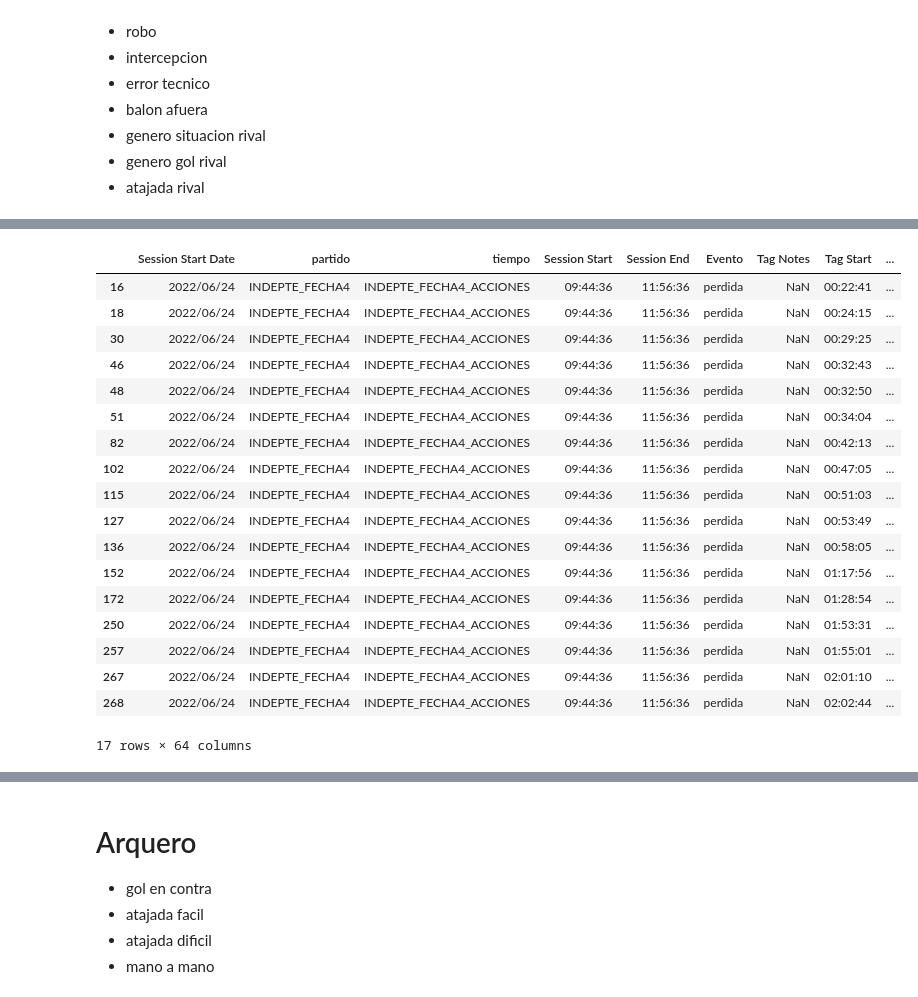
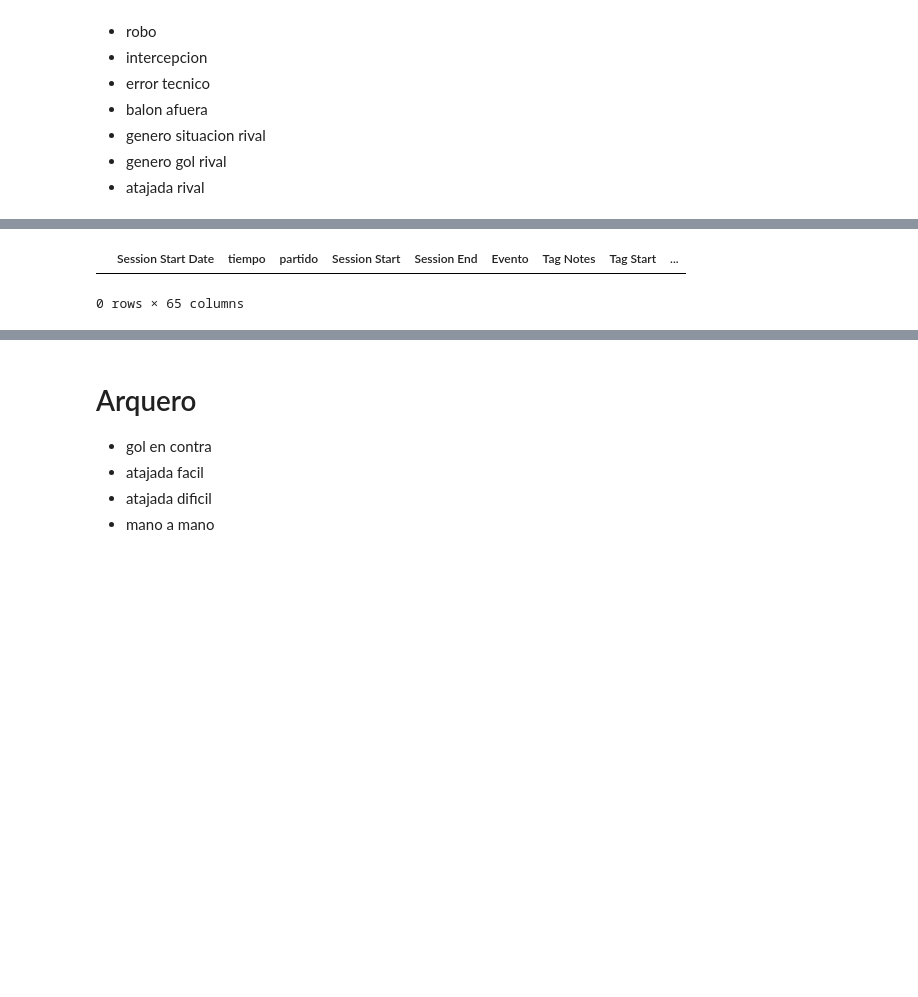
Before and after one commit to jduqer/Data_Pincha, a Jupyter notebook: procesamiento de etiquetas/notebooks partidos/PREPRO02-2022-eventos-fecha4_Independiente.ipynb, the cells around one changed output, grey strips where cells are left out. Cells and saved outputs as stored; diff of their text form; code cells hidden in the pictures; blank space fills up the shorter version.

```diff
--- a/procesamiento de etiquetas/notebooks partidos/PREPRO02-2022-eventos-fecha4_Independiente.ipynb
+++ b/procesamiento de etiquetas/notebooks partidos/PREPRO02-2022-eventos-fecha4_Independiente.ipynb
@@ -1251,5 +1162,5 @@ data.groupby(['Evento','Subevento']).size().to_frame('cantidad')
 # %%
-data_eventos = data_eventos[~data_eventos.Subevento.isna()].reset_index(drop=True)
+# data_eventos = data_eventos[~data_eventos.Subevento.isna()].reset_index(drop=True)
 # %%
 data_eventos[data_eventos.Evento == 'perdida']
 # %% [output]
@@ -1272,10 +1186,10 @@ data_eventos[data_eventos.Evento == 'perdida']
 colname = 'perdida-Gambeta'
 data_eventos[colname] = 0
 
-for i in range(len(data_eventos)):
-    #if (data_eventos.loc[i-1,'Evento']=='duelo') & (data_eventos.loc[i-1,'Subevento']=='gambeta a favor'):
-        if (data_eventos.loc[i,'Evento'] == 'perdida') & (data_eventos.loc[i,'Subevento'] == 'duelo'):
-            data_eventos.loc[i,colname] = 1
-
+# for i in range(len(data_eventos)):
+#     #if (data_eventos.loc[i-1,'Evento']=='duelo') & (data_eventos.loc[i-1,'Subevento']=='gambeta a favor'):
+#         if (data_eventos.loc[i,'Evento'] == 'perdida') & (data_eventos.loc[i,'Subevento'] == 'duelo'):
+#             data_eventos.loc[i,colname] = 1
+#
 data_eventos.loc[data_eventos[colname] == 1]
 # %% [output]
@@ -1303,9 +1201,9 @@ data_eventos.loc[data_eventos[colname] == 1]
 colname = 'perdida-Robo'
 data_eventos[colname] = 0
 
-for i in range(len(data_eventos)):
-    if (data_eventos.loc[i,'Evento']=='perdida') & ((data_eventos.loc[i,'Subevento']=='robo')):
-            data_eventos.loc[i,colname] = 1
+# for i in range(len(data_eventos)):
+#     if (data_eventos.loc[i,'Evento']=='perdida') & ((data_eventos.loc[i,'Subevento']=='robo')):
+#             data_eventos.loc[i,colname] = 1
 
 data_eventos.loc[data_eventos[colname] == 1]
 # %% [output]
@@ -1318,9 +1215,9 @@ data_eventos.loc[data_eventos[colname] == 1]
 colname = 'perdida-Intercepcion'
 data_eventos[colname] = 0
 
-for i in range(len(data_eventos)):
-    if (data_eventos.loc[i,'Evento']=='perdida') & ('intercep' in str(data_eventos.loc[i,'Subevento'])):
-        data_eventos.loc[i,colname] = 1
+# for i in range(len(data_eventos)):
+#     if (data_eventos.loc[i,'Evento']=='perdida') & ('intercep' in str(data_eventos.loc[i,'Subevento'])):
+#         data_eventos.loc[i,colname] = 1
 
 data_eventos.loc[data_eventos[colname] == 1]
 # %% [output]
@@ -1345,34 +1226,17 @@ data_eventos.loc[data_eventos[colname] == 1]
 # %%
 #error tecnico
 
 colname = 'perdida-Error-tecnico'
 data_eventos[colname] = 0
 
-for i in range(len(data_eventos)):
-    if (data_eventos.loc[i,'Evento']=='perdida') & (data_eventos.loc[i,'Subevento']=='error tecnico'):
-            data_eventos.loc[i,colname] = 1
+# for i in range(len(data_eventos)):
+#     if (data_eventos.loc[i,'Evento']=='perdida') & (data_eventos.loc[i,'Subevento']=='error tecnico'):
+#             data_eventos.loc[i,colname] = 1
 
 data_eventos.loc[data_eventos[colname] == 1]
 # %% [output]
-|  | Session Start Date | partido | tiempo | Session Start | Session End | Evento | Tag Notes | Tag Start | ... |
-| 16 | 2022/06/24 | INDEPTE_FECHA4 | INDEPTE_FECHA4_ACCIONES | 09:44:36 | 11:56:36 | perdida | NaN | 00:22:41 | ... |
-| 18 | 2022/06/24 | INDEPTE_FECHA4 | INDEPTE_FECHA4_ACCIONES | 09:44:36 | 11:56:36 | perdida | NaN | 00:24:15 | ... |
-| 30 | 2022/06/24 | INDEPTE_FECHA4 | INDEPTE_FECHA4_ACCIONES | 09:44:36 | 11:56:36 | perdida | NaN | 00:29:25 | ... |
-| 46 | 2022/06/24 | INDEPTE_FECHA4 | INDEPTE_FECHA4_ACCIONES | 09:44:36 | 11:56:36 | perdida | NaN | 00:32:43 | ... |
-| 48 | 2022/06/24 | INDEPTE_FECHA4 | INDEPTE_FECHA4_ACCIONES | 09:44:36 | 11:56:36 | perdida | NaN | 00:32:50 | ... |
-| 51 | 2022/06/24 | INDEPTE_FECHA4 | INDEPTE_FECHA4_ACCIONES | 09:44:36 | 11:56:36 | perdida | NaN | 00:34:04 | ... |
-| 82 | 2022/06/24 | INDEPTE_FECHA4 | INDEPTE_FECHA4_ACCIONES | 09:44:36 | 11:56:36 | perdida | NaN | 00:42:13 | ... |
-| 102 | 2022/06/24 | INDEPTE_FECHA4 | INDEPTE_FECHA4_ACCIONES | 09:44:36 | 11:56:36 | perdida | NaN | 00:47:05 | ... |
-| 115 | 2022/06/24 | INDEPTE_FECHA4 | INDEPTE_FECHA4_ACCIONES | 09:44:36 | 11:56:36 | perdida | NaN | 00:51:03 | ... |
-| 127 | 2022/06/24 | INDEPTE_FECHA4 | INDEPTE_FECHA4_ACCIONES | 09:44:36 | 11:56:36 | perdida | NaN | 00:53:49 | ... |
-| 136 | 2022/06/24 | INDEPTE_FECHA4 | INDEPTE_FECHA4_ACCIONES | 09:44:36 | 11:56:36 | perdida | NaN | 00:58:05 | ... |
-| 152 | 2022/06/24 | INDEPTE_FECHA4 | INDEPTE_FECHA4_ACCIONES | 09:44:36 | 11:56:36 | perdida | NaN | 01:17:56 | ... |
-| 172 | 2022/06/24 | INDEPTE_FECHA4 | INDEPTE_FECHA4_ACCIONES | 09:44:36 | 11:56:36 | perdida | NaN | 01:28:54 | ... |
-| 250 | 2022/06/24 | INDEPTE_FECHA4 | INDEPTE_FECHA4_ACCIONES | 09:44:36 | 11:56:36 | perdida | NaN | 01:53:31 | ... |
-| 257 | 2022/06/24 | INDEPTE_FECHA4 | INDEPTE_FECHA4_ACCIONES | 09:44:36 | 11:56:36 | perdida | NaN | 01:55:01 | ... |
-| 267 | 2022/06/24 | INDEPTE_FECHA4 | INDEPTE_FECHA4_ACCIONES | 09:44:36 | 11:56:36 | perdida | NaN | 02:01:10 | ... |
-| 268 | 2022/06/24 | INDEPTE_FECHA4 | INDEPTE_FECHA4_ACCIONES | 09:44:36 | 11:56:36 | perdida | NaN | 02:02:44 | ... |
+|  | Session Start Date | tiempo | partido | Session Start | Session End | Evento | Tag Notes | Tag Start | ... |
-17 rows × 64 columns
+0 rows × 65 columns
 # %%
 #balon afuera
 
```
Also changed, not shown: parts of 90 cells of this notebook, 33 other files.
